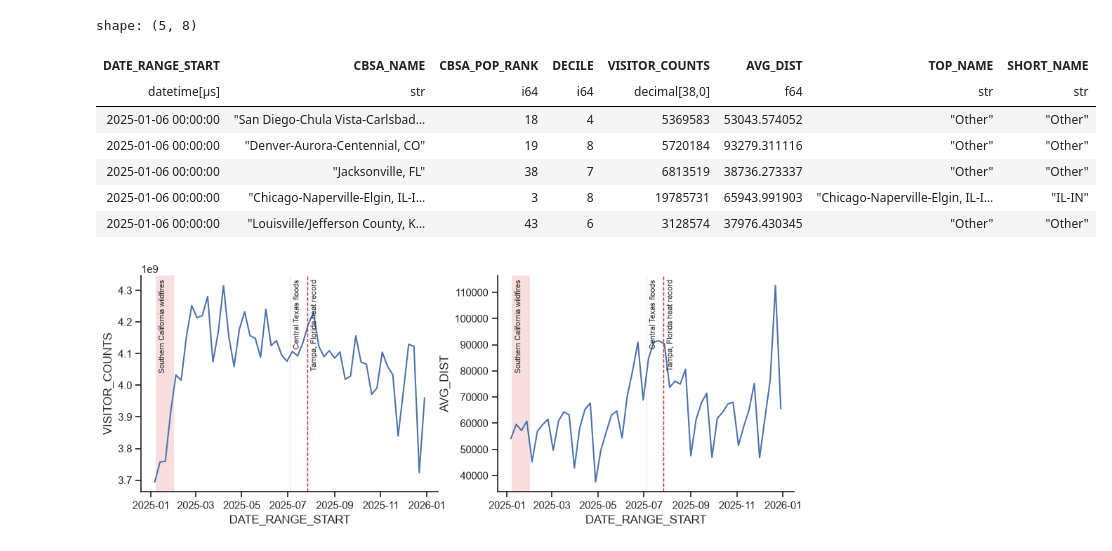
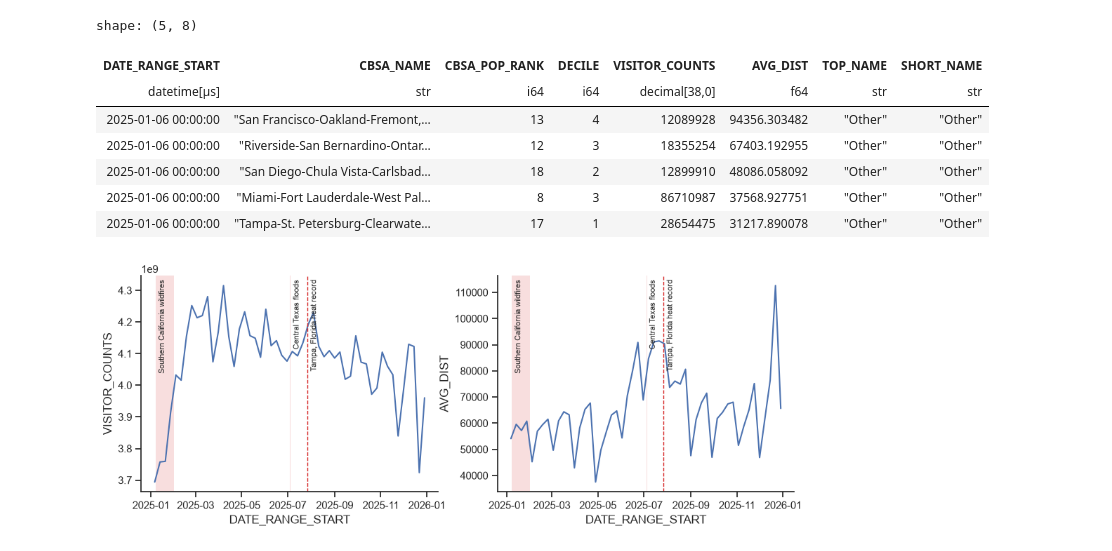
Before and after one commit to marcus-friis/weekly-patterns-plus-exploration, a Jupyter notebook: notebooks/demo.ipynb, the cells around one changed output. Cells and saved outputs as stored; diff of their text form; code cells hidden in the pictures.

```diff
--- a/notebooks/demo.ipynb
+++ b/notebooks/demo.ipynb
@@ -32,39 +34,39 @@ visits_query = """
     WITH bg AS (
         SELECT
             GEOID, CBSAFP, CBSA_NAME, CBSA_POP_RANK, CBSA_POP_2025,
-            NTILE(10) OVER (PARTITION BY CBSAFP ORDER BY MEDIAN_HH_INCOME ASC) AS DECILE
+            NTILE(4) OVER (PARTITION BY CBSAFP ORDER BY MEDIAN_HH_INCOME ASC) AS DECILE
         FROM block_groups_cbsa
         WHERE LSAD = 'M1'
           AND CBSA_POP_RANK <= 50
     ), x AS (
         SELECT
             bgv.*, CBSAFP, CBSA_NAME, CBSA_POP_RANK, CBSA_POP_2025, DECILE
         FROM block_group_visits_enhanced bgv
         JOIN bg ON bgv.HOME_GEOID = bg.GEOID
     )
     SELECT
         DATE_RANGE_START, CBSA_NAME, CBSA_POP_RANK, DECILE,
         SUM(VISITOR_COUNTS) AS VISITOR_COUNTS,
         SUM(VISITOR_COUNTS * DIST) / SUM(VISITOR_COUNTS) AS AVG_DIST
     FROM x
     GROUP BY 1, 2, 3, 4
 
 """
 df = con.sql(visits_query).pl().with_columns(
     pl.when(pl.col("CBSA_POP_RANK") <= 5).then(pl.col("CBSA_NAME")).otherwise(pl.lit("Other")).alias("TOP_NAME")
 ).with_columns(
     pl.col("TOP_NAME").str.split(",").list[-1].str.strip_chars().alias("SHORT_NAME")
 )
 df.head()
 # %% [output]
 shape: (5, 8)
 | DATE_RANGE_START | CBSA_NAME | CBSA_POP_RANK | DECILE | VISITOR_COUNTS | AVG_DIST | TOP_NAME | SHORT_NAME |
 | datetime[μs] | str | i64 | i64 | decimal[38,0] | f64 | str | str |
-| 2025-01-06 00:00:00 | "San Diego-Chula Vista-Carlsbad… | 18 | 4 | 5369583 | 53043.574052 | "Other" | "Other" |
-| 2025-01-06 00:00:00 | "Denver-Aurora-Centennial, CO" | 19 | 8 | 5720184 | 93279.311116 | "Other" | "Other" |
-| 2025-01-06 00:00:00 | "Jacksonville, FL" | 38 | 7 | 6813519 | 38736.273337 | "Other" | "Other" |
-| 2025-01-06 00:00:00 | "Chicago-Naperville-Elgin, IL-I… | 3 | 8 | 19785731 | 65943.991903 | "Chicago-Naperville-Elgin, IL-I… | "IL-IN" |
-| 2025-01-06 00:00:00 | "Louisville/Jefferson County, K… | 43 | 6 | 3128574 | 37976.430345 | "Other" | "Other" |
+| 2025-01-06 00:00:00 | "San Francisco-Oakland-Fremont,… | 13 | 4 | 12089928 | 94356.303482 | "Other" | "Other" |
+| 2025-01-06 00:00:00 | "Riverside-San Bernardino-Ontar… | 12 | 3 | 18355254 | 67403.192955 | "Other" | "Other" |
+| 2025-01-06 00:00:00 | "San Diego-Chula Vista-Carlsbad… | 18 | 2 | 12899910 | 48086.058092 | "Other" | "Other" |
+| 2025-01-06 00:00:00 | "Miami-Fort Lauderdale-West Pal… | 8 | 3 | 86710987 | 37568.927751 | "Other" | "Other" |
+| 2025-01-06 00:00:00 | "Tampa-St. Petersburg-Clearwate… | 17 | 1 | 28654475 | 31217.890078 | "Other" | "Other" |
 # %%
 agg = df.group_by("DATE_RANGE_START").agg(
     pl.col("VISITOR_COUNTS").sum(),
```
Also changed, not shown: parts of 5 cells of this notebook.
